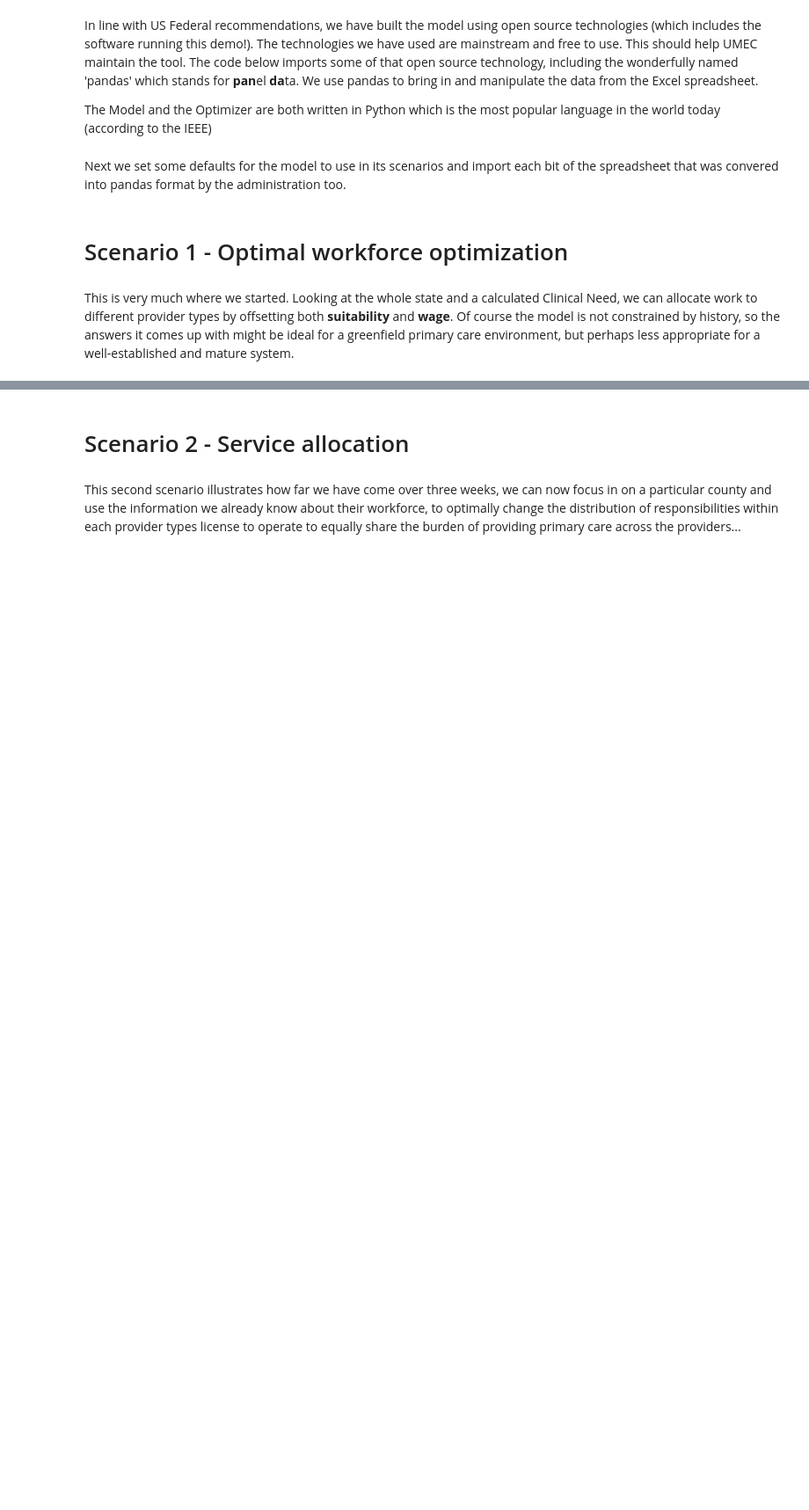
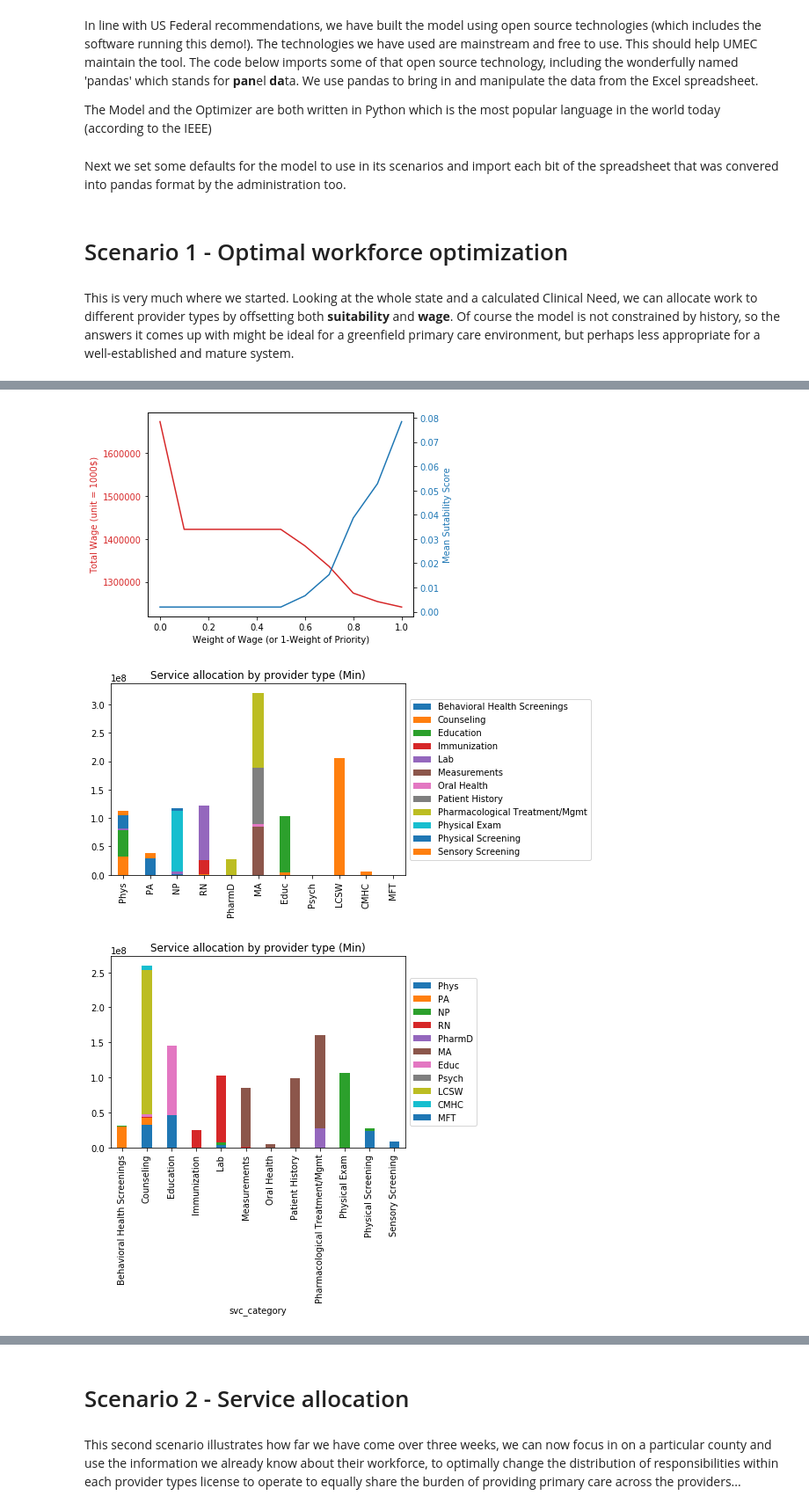
Before and after one commit to UMEC/healthcare-workforce, a Jupyter notebook: models/4.1.1 Model Manipulation/Workforce Tool - Demonstration Notebook.ipynb, the cells around one changed output, grey strips where cells are left out. Shown at 88% size. Drawn from its saved outputs; the diff is of its cells as text; code cells hidden in the pictures; blank space fills up the shorter version.

```diff
--- a/models/4.1.1 Model Manipulation/Workforce Tool - Demonstration Notebook.ipynb
+++ b/models/4.1.1 Model Manipulation/Workforce Tool - Demonstration Notebook.ipynb
@@ -50,11 +50,10 @@ sdoh_score = geo_area.loc[geo_area['geo_area'] == geo,'sdoh_index']
 # %% [markdown]
 This is very much where we started.  Looking at the whole state and a calculated Clinical Need, we can allocate work to different provider types by offsetting both **suitability** and **wage**.  Of course the model is not constrained by history, so the answers it comes up with might be ideal for a greenfield primary care environment, but perhaps less appropriate for a well-established and mature system.
 # %%
-year = '2018'; current_year = '2018'
-option = 'ideal_staffing' ; sub_option = "wage_weight"; sub_option_value = 0.5;
-geo = 'State of Utah'
-out =  main(geo, year, current_year, option, sub_option, sub_option_value, sut_target, collapse_group, FTE_time,
+year = '2018'; current_year = '2018'; geo = 'State of Utah'
+
+option1 = 'ideal_staffing' ; sub_option1 = "all_combination"; sub_option_value1 = None
+out1, supply1 =  main(geo, year, current_year, option1, sub_option1, sub_option_value1, sut_target, collapse_group, FTE_time,
         pop_chronic_trend, pop_chronic_prev, chron_care_freq, geo_area, service_characteristics,
         pop_acute_need, population, provider_supply , pop_prev_need , provider_list ,
         encounter_detail, overhead_work)
-out
@@ -81,0 +60,6 @@ out
+# %%
+plotall(.4, out1, supply1, option1, sub_option1, provider_list)
+# %% [output]
+[figure, added]
+[figure, added]
+[figure, added]
```
Also changed, not shown: parts of 9 cells of this notebook, 2 other files.
